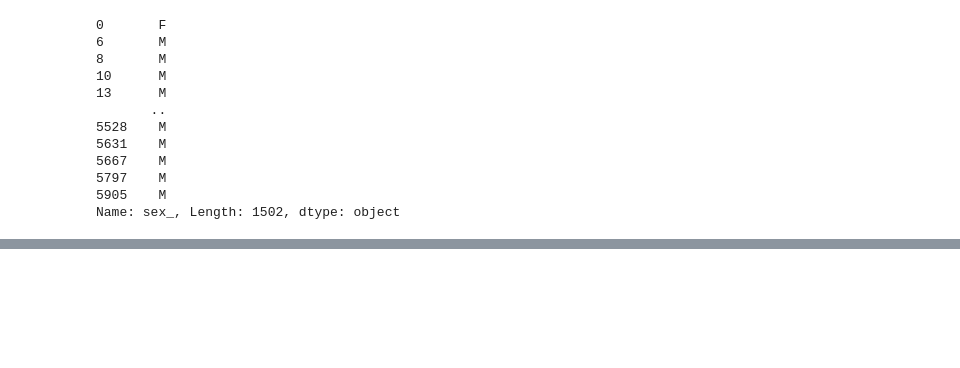
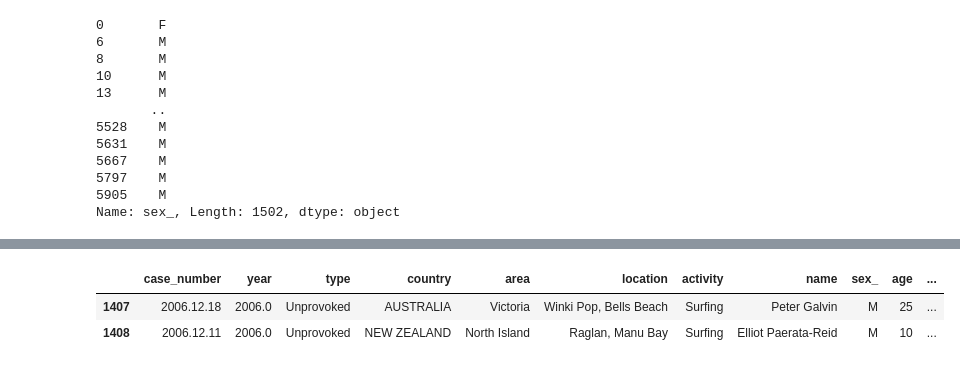
Before and after one commit to Adalab/DA-promo-A-module-2-pairprog-1-pair-2-Laura-Almudena, a Jupyter notebook: Pair_4-pandas-filtrado.ipynb, the cells around one changed output, grey strips where cells are left out. Drawn from its saved outputs; the diff is of its cells as text; code cells hidden in the pictures; blank space fills up the shorter version.

```diff
--- a/Pair_4-pandas-filtrado.ipynb
+++ b/Pair_4-pandas-filtrado.ipynb
@@ -202,3 +235,11 @@ len(df_fem_spain)
+# %%
+# ataques 2006
+df_ataques_2006 = df[df["year"].isin([2006.0])]
+df_ataques_2006.head(2)
+# %% [output]
+|  | case_number | year | type | country | area | location | activity | name | sex_ | age | ... |
+| 1407 | 2006.12.18 | 2006.0 | Unprovoked | AUSTRALIA | Victoria | Winki Pop, Bells Beach | Surfing | Peter Galvin | M | 25 | ... |
+| 1408 | 2006.12.11 | 2006.0 | Unprovoked | NEW ZEALAND | North Island | Raglan, Manu Bay | Surfing | Elliot Paerata-Reid | M | 10 | ... |
 # %%
 # 8. Si extraemos los valores únicos de la columna species nos podemos dar cuenta que esta un poco sucia y extraer informacion útil de la misma.
 # En este ejercicio tendréis que extraer los ataques que han ocurrido por tiburón blanco (lo encontraremos en la columna species como algo que contenga white o White).
```
Also changed, not shown: parts of 10 cells of this notebook.
